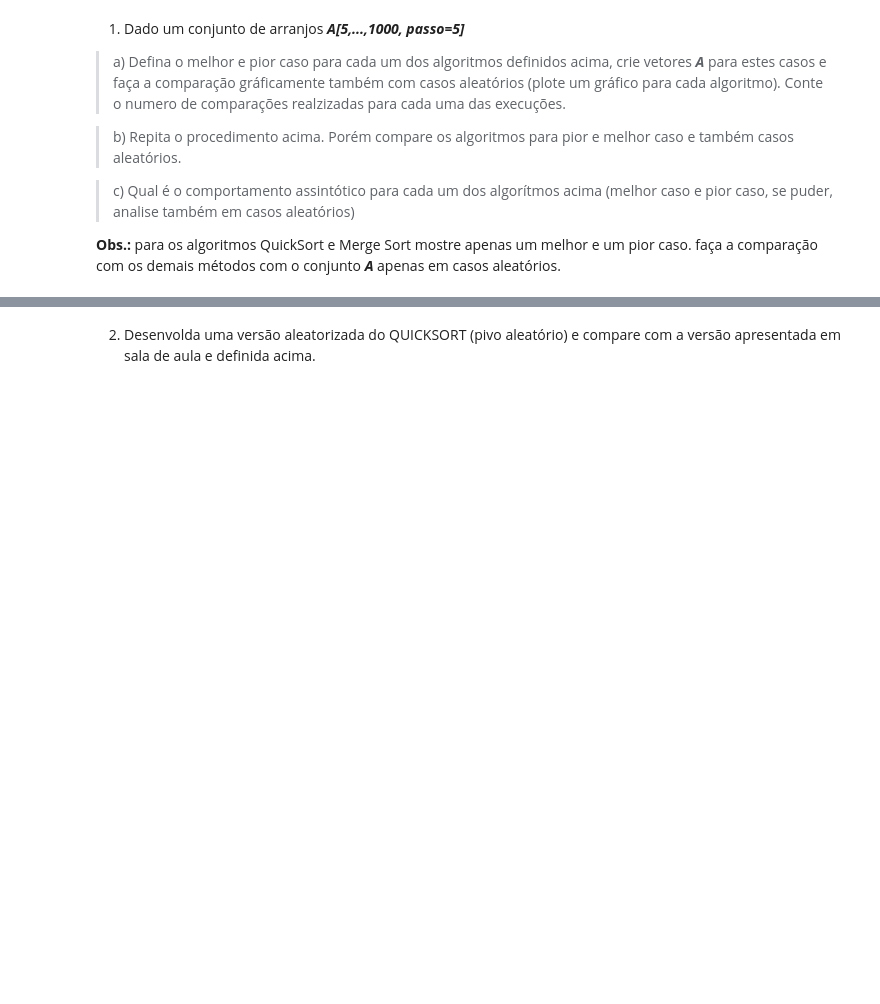
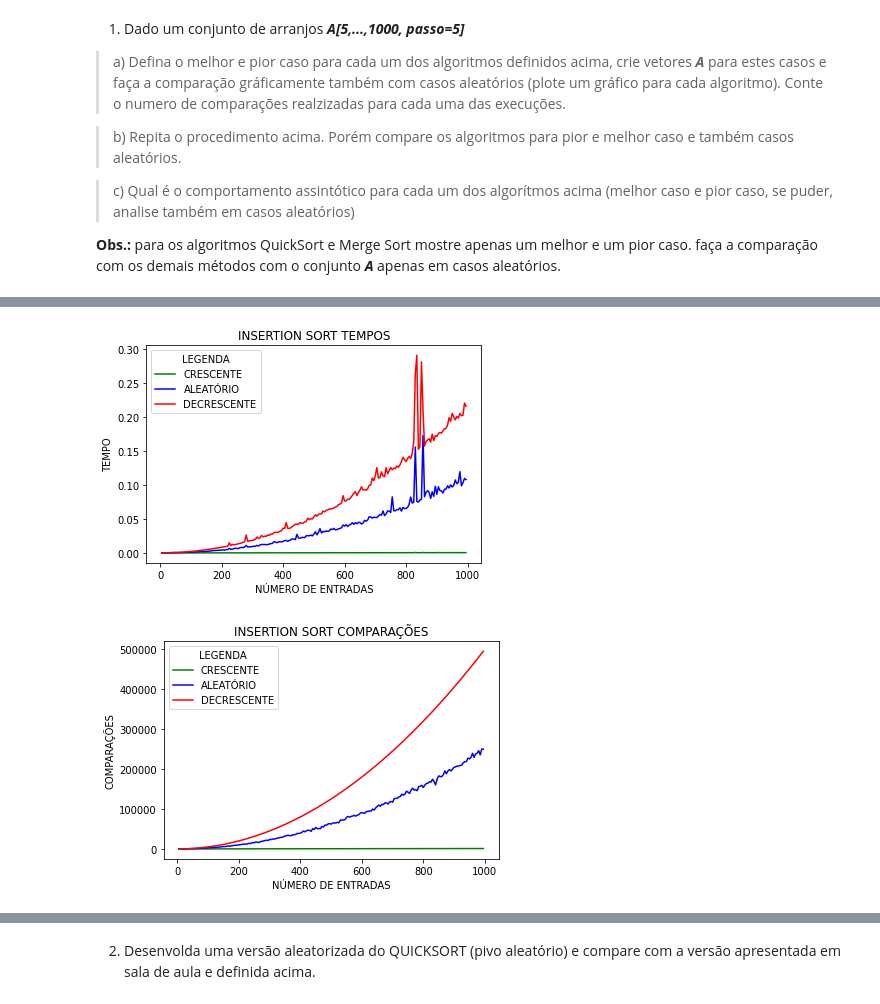
Before and after one commit to fabioVitorTavares/EFC1-GCC253---Complexidade-e-Projeto-de-Algoritmos, a Jupyter notebook: EFC1_GCC_253.ipynb, the cells around one changed output, grey strips where cells are left out. Cells and saved outputs as stored; diff of their text form; code cells hidden in the pictures; blank space fills up the shorter version.

```diff
--- a/EFC1_GCC_253.ipynb
+++ b/EFC1_GCC_253.ipynb
@@ -211,3 +212,13 @@ def quickSort(arr):
 
 
 **Obs.:** para os algoritmos QuickSort e Merge Sort mostre apenas um melhor e um pior caso. faça a comparação com os demais métodos com o conjunto ***A*** apenas em casos aleatórios.
+# %%
+def plotGraf(x, ys, title, colors, legend, tORc):
+    plt.title(title)
+    for i in range(len(ys)):
+        plt.plot(x,ys[i], colors[i])
+
+    plt.legend(legend, title='LEGENDA')
+    plt.xlabel('NÚMERO DE ENTRADAS')
+    plt.ylabel(tORc)
+    plt.show()
@@ -214 +235,24 @@ def quickSort(arr):
+# %%
+tAOC = []
+tAA = []
+tAOD = []
+cAOC = []
+cAA = []
+cAOD = []
+nE = []
+
+for i in range(5,1000,5):
+        tAOC.append(insertionSort(numpy.arange(0,i,1))[0])
+        tAA.append(insertionSort(numpy.random.randint(0, intervalo, i))[0])
+        tAOD.append(insertionSort(numpy.arange(i-1,-1,-1))[0])
+        cAOC.append(insertionSort(numpy.arange(0,i,1))[1])
+        cAA.append(insertionSort(numpy.random.randint(0, intervalo, i))[1])
+        cAOD.append(insertionSort(numpy.arange(i-1,-1,-1))[1])
+        nE.append(i)
+
+plotGraf(nE,[tAOC, tAA, tAOD], 'INSERTION SORT TEMPOS', ['green','blue','red'],['CRESCENTE','ALEATÓRIO','DECRESCENTE'],'TEMPO')
+plotGraf(nE,[cAOC,  cAA, cAOD], 'INSERTION SORT COMPARAÇÕES', ['green','blue','red'],['CRESCENTE','ALEATÓRIO','DECRESCENTE'],'COMPARAÇÕES')
+# %% [output]
+[figure, added]
+[figure, added]
 # %% [markdown]
```
Also changed, not shown: parts of 14 cells of this notebook.
